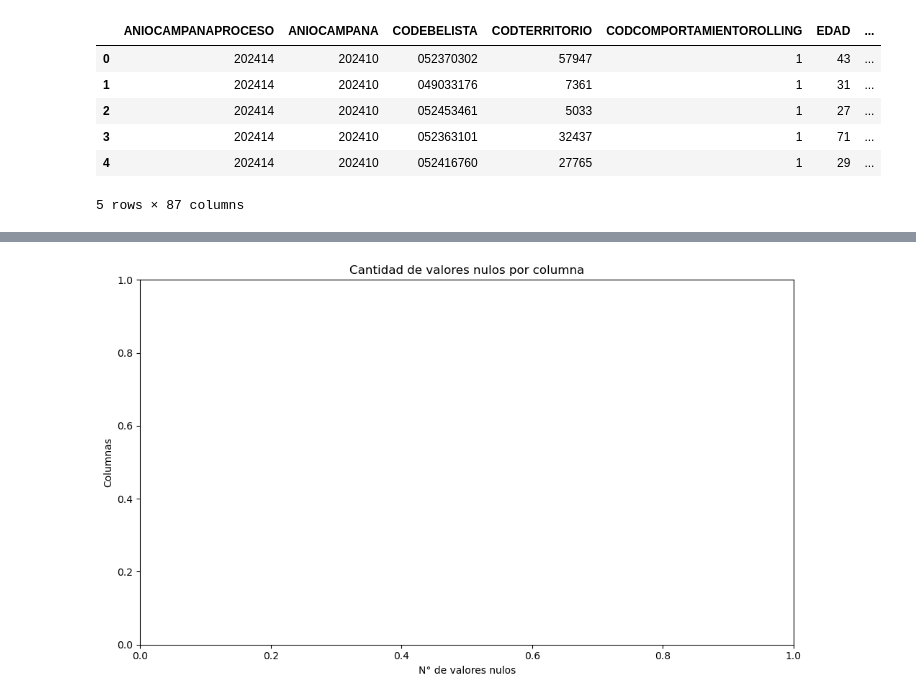
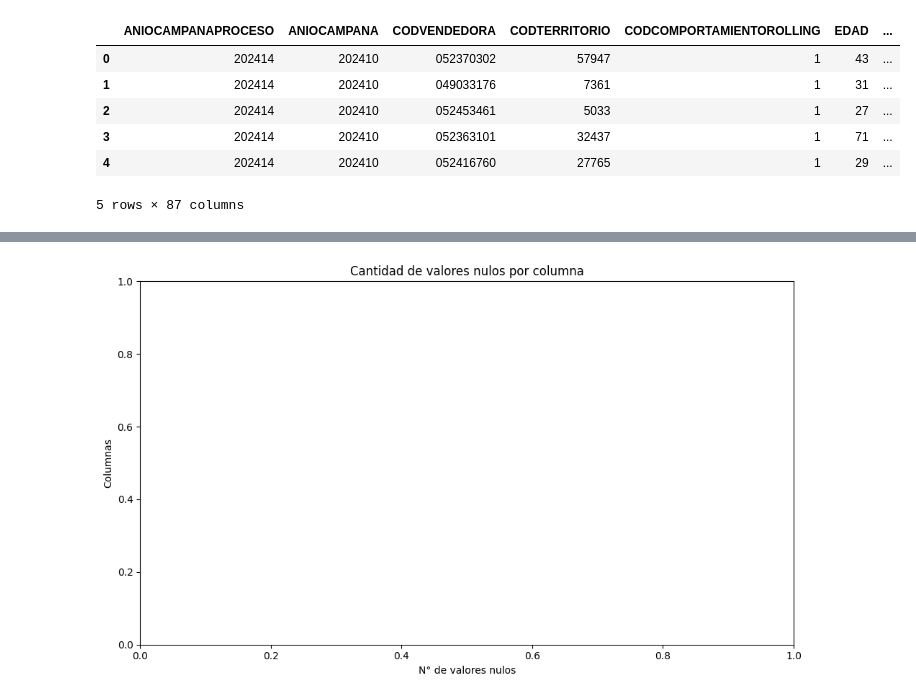
Before and after one commit to MartinTMiranda/tfm-modelo-riesgo-vd, a Jupyter notebook: model/train/EntreamientodelModelo.ipynb, the cells around one changed output, grey strips where cells are left out. Saved outputs shown, nothing was run; the diff lists cells and outputs as text; code cells hidden in the pictures.

```diff
--- a/model/train/EntreamientodelModelo.ipynb
+++ b/model/train/EntreamientodelModelo.ipynb
@@ -17,13 +14,13 @@ Note: you may need to restart the kernel to use updated packages.
 # %%
 import pandas as pd
 
 # Leer el archivo Parquet
-df = pd.read_parquet("data202414.parquet")
+df = pd.read_parquet("data202414_origin.parquet")
 
 # Visualizar las primeras filas
 df.head()
 # %% [output]
-|  | ANIOCAMPANAPROCESO | ANIOCAMPANA | CODEBELISTA | CODTERRITORIO | CODCOMPORTAMIENTOROLLING | EDAD | ... |
+|  | ANIOCAMPANAPROCESO | ANIOCAMPANA | CODVENDEDORA | CODTERRITORIO | CODCOMPORTAMIENTOROLLING | EDAD | ... |
 | 0 | 202414 | 202410 | 052370302 | 57947 | 1 | 43 | ... |
 | 1 | 202414 | 202410 | 049033176 | 7361 | 1 | 31 | ... |
 | 2 | 202414 | 202410 | 052453461 | 5033 | 1 | 27 | ... |
```
Also changed, not shown: parts of 7 cells of this notebook, 15 other files.
